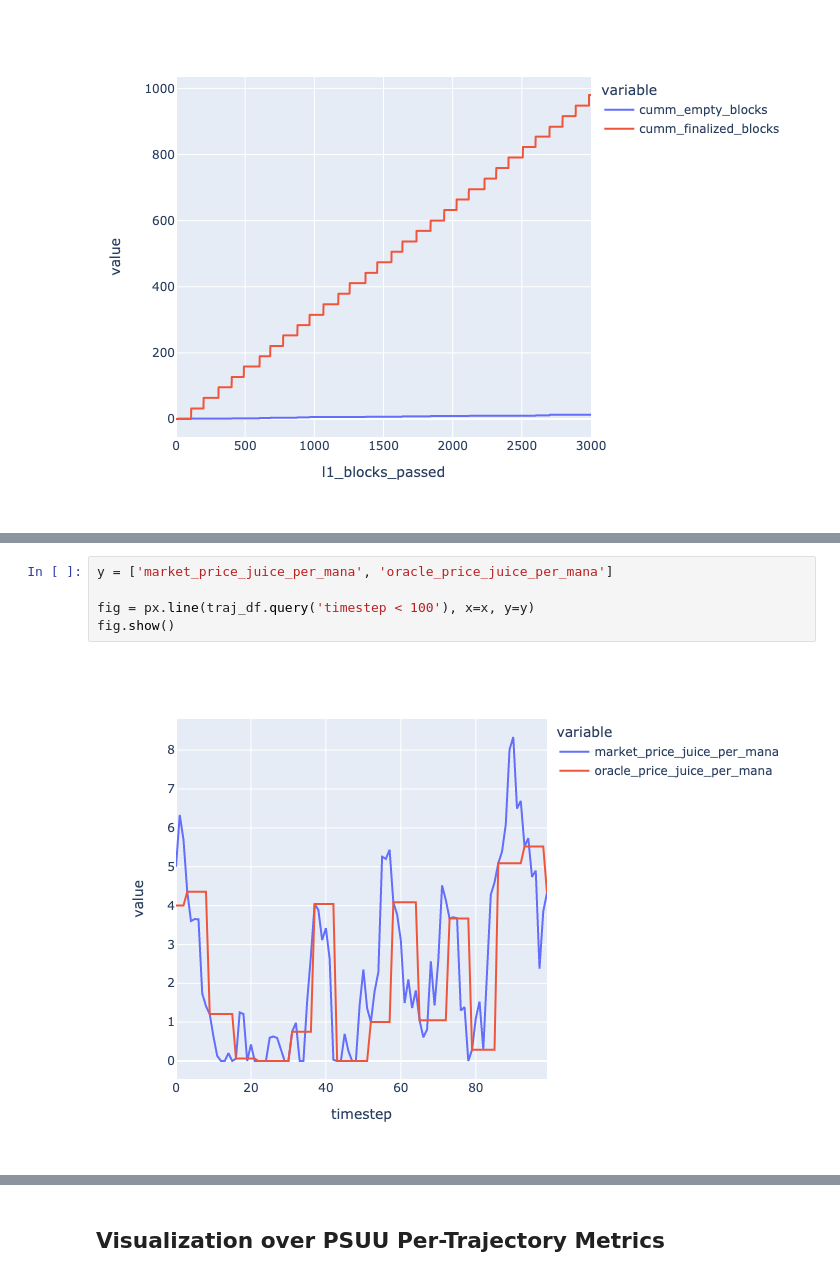
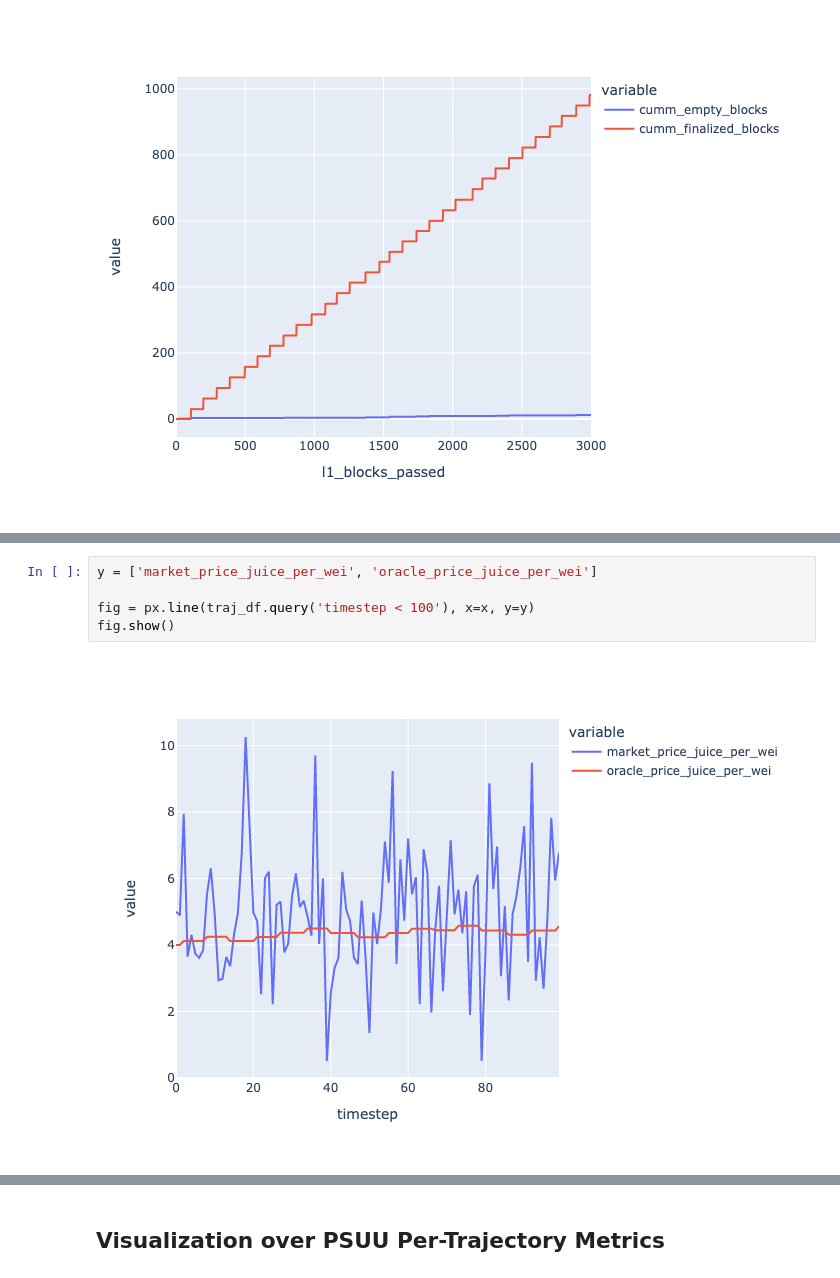
Before and after one commit to BlockScience/aztec-gddt-v2, a Jupyter notebook: notebooks/test_run.ipynb, the cells around one changed output, grey strips where cells are left out. Saved outputs shown, nothing was run; the diff lists cells and outputs as text.

```diff
--- a/notebooks/test_run.ipynb
+++ b/notebooks/test_run.ipynb
@@ -182,10 +182,10 @@ fig.show()
 # %%
-y = ['market_price_juice_per_mana', 'oracle_price_juice_per_mana']
+y = ['market_price_juice_per_wei', 'oracle_price_juice_per_wei']
 
 fig = px.line(traj_df.query('timestep < 100'), x=x, y=y)
 fig.show()
 # %% [output]
-[figure, old version]
+[figure, new version]
 # %%
 
 N = 500
```
Also changed, not shown: parts of 17 cells of this notebook, 8 other files.
